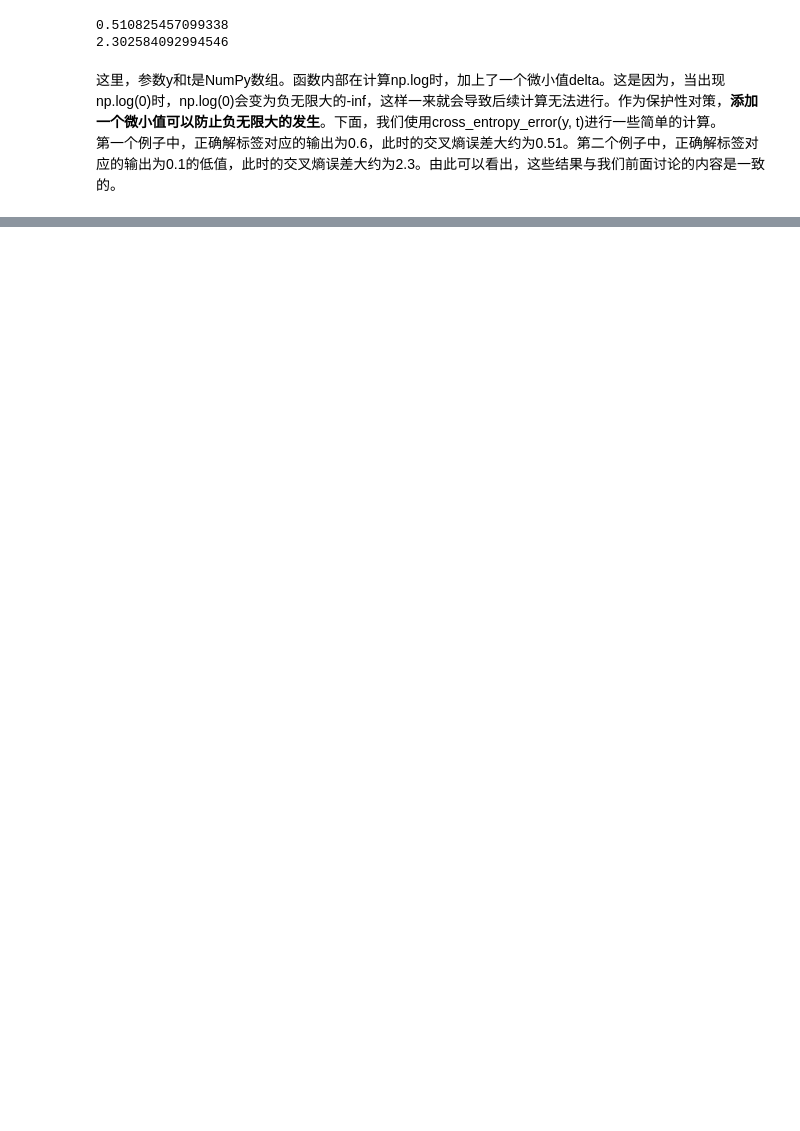
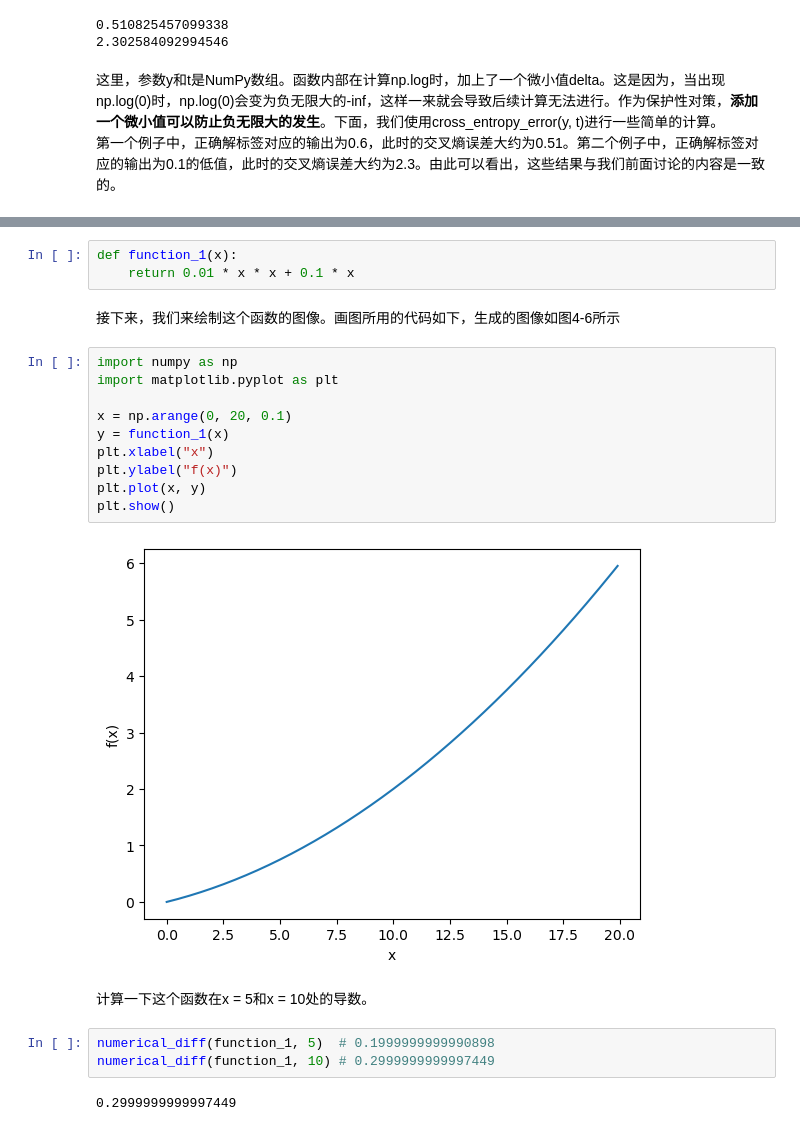
Before and after one commit to xx1902/Fish-DL, a Jupyter notebook: neural_study.ipynb, the cells around one changed output, grey strips where cells are left out. Saved outputs shown, nothing was run; the diff lists cells and outputs as text; blank space fills up the shorter version.

```diff
--- a/neural_study.ipynb
+++ b/neural_study.ipynb
@@ -99,0 +237,24 @@ print(cross_entropy_error(np.array(y), np.array(t))) # 2.3025840929945458
+# %%
+def function_1(x):
+    return 0.01 * x * x + 0.1 * x
+# %% [markdown]
+接下来，我们来绘制这个函数的图像。画图所用的代码如下，生成的图像如图4-6所示
+# %%
+import numpy as np
+import matplotlib.pyplot as plt
+
+x = np.arange(0, 20, 0.1)
+y = function_1(x)
+plt.xlabel("x")
+plt.ylabel("f(x)")
+plt.plot(x, y)
+plt.show()
+# %% [output]
+[figure, added]
+# %% [markdown]
+计算一下这个函数在x = 5和x = 10处的导数。
+# %%
+numerical_diff(function_1, 5)  # 0.1999999999990898
+numerical_diff(function_1, 10) # 0.2999999999997449
+# %% [output]
+0.2999999999997449
```
Also changed, not shown: parts of 23 cells of this notebook, 4 other files.
